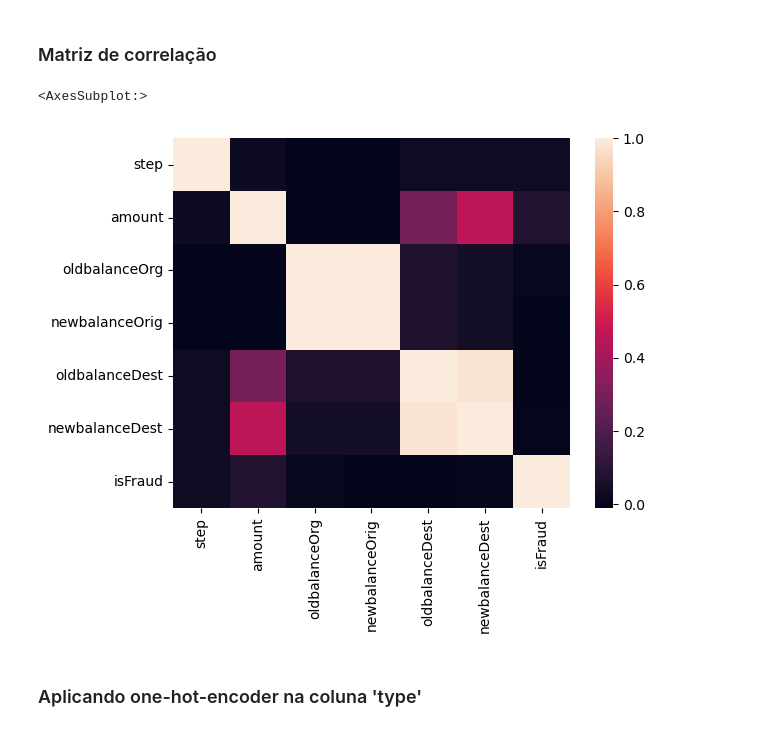
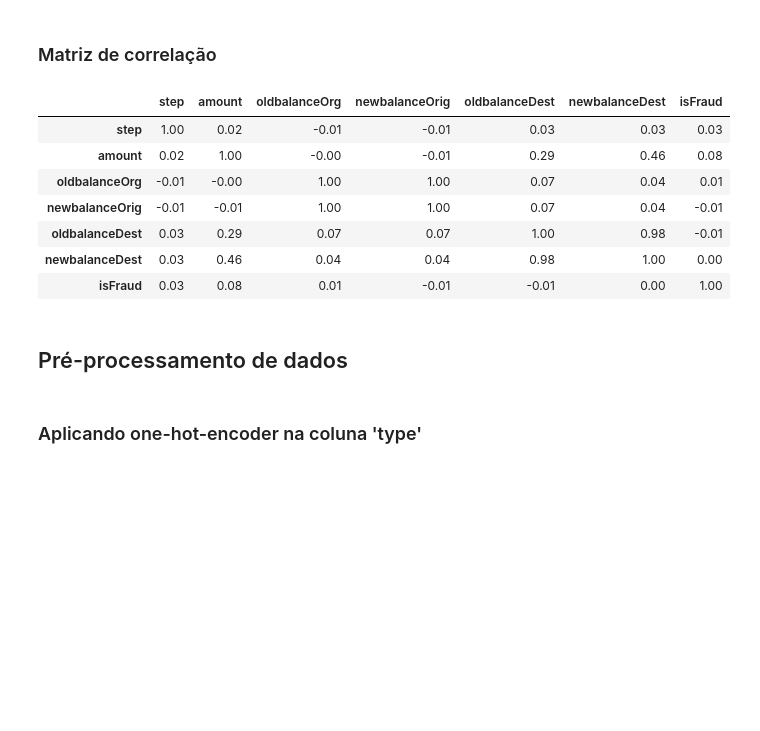
Before and after one commit to hugosantosbessa/ML2023-HugoBessa, a Jupyter notebook: trabalho_final/Trabalho Final.ipynb, the cells around one changed output. Saved outputs shown, nothing was run; the diff lists cells and outputs as text; code cells hidden in the pictures; blank space fills up the shorter version.

```diff
--- a/trabalho_final/Trabalho Final.ipynb
+++ b/trabalho_final/Trabalho Final.ipynb
@@ -148,11 +153,20 @@ newbalanceOrig   -0.008148
 Name: isFraud, dtype: float64
 # %% [markdown]
 ### Matriz de correlação
-# %%
-from seaborn import heatmap
-heatmap(df.corr())
-# %% [output]
-<AxesSubplot:>
-[figure, removed]
+# %%
+corr = df.corr()
+# esta célula não é necessária para resolver a questão, mas dá uma boa ideia visual das correlações.
+corr.style.background_gradient(cmap='RdYlGn', axis=None).format(precision=2)
+# %% [output]
+|  | step | amount | oldbalanceOrg | newbalanceOrig | oldbalanceDest | newbalanceDest | isFraud |
+| step | 1.00 | 0.02 | -0.01 | -0.01 | 0.03 | 0.03 | 0.03 |
+| amount | 0.02 | 1.00 | -0.00 | -0.01 | 0.29 | 0.46 | 0.08 |
+| oldbalanceOrg | -0.01 | -0.00 | 1.00 | 1.00 | 0.07 | 0.04 | 0.01 |
+| newbalanceOrig | -0.01 | -0.01 | 1.00 | 1.00 | 0.07 | 0.04 | -0.01 |
+| oldbalanceDest | 0.03 | 0.29 | 0.07 | 0.07 | 1.00 | 0.98 | -0.01 |
+| newbalanceDest | 0.03 | 0.46 | 0.04 | 0.04 | 0.98 | 1.00 | 0.00 |
+| isFraud | 0.03 | 0.08 | 0.01 | -0.01 | -0.01 | 0.00 | 1.00 |
+# %% [markdown]
+## Pré-processamento de dados
 # %% [markdown]
 ### Aplicando one-hot-encoder na coluna 'type'
```
Also changed, not shown: parts of 43 cells of this notebook.
